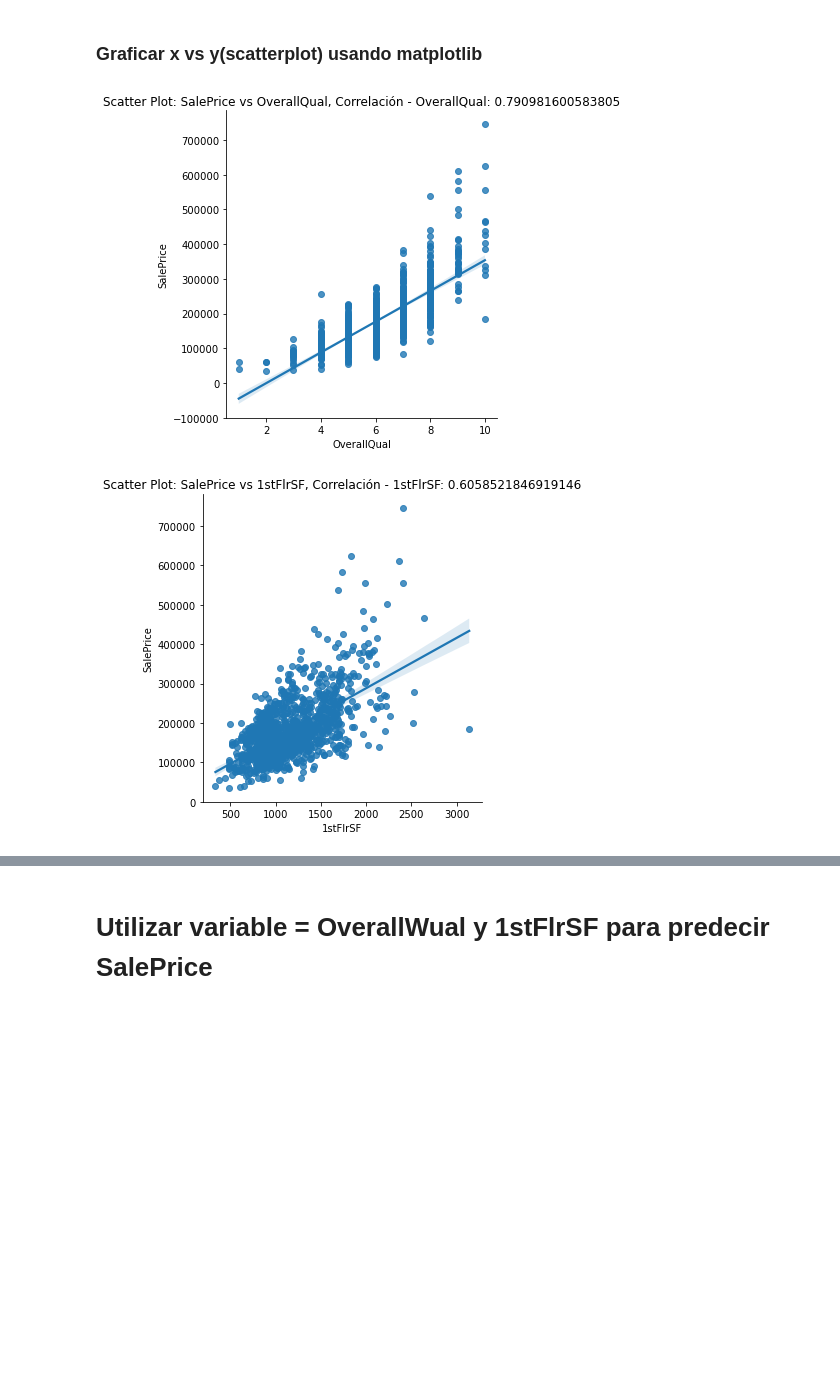
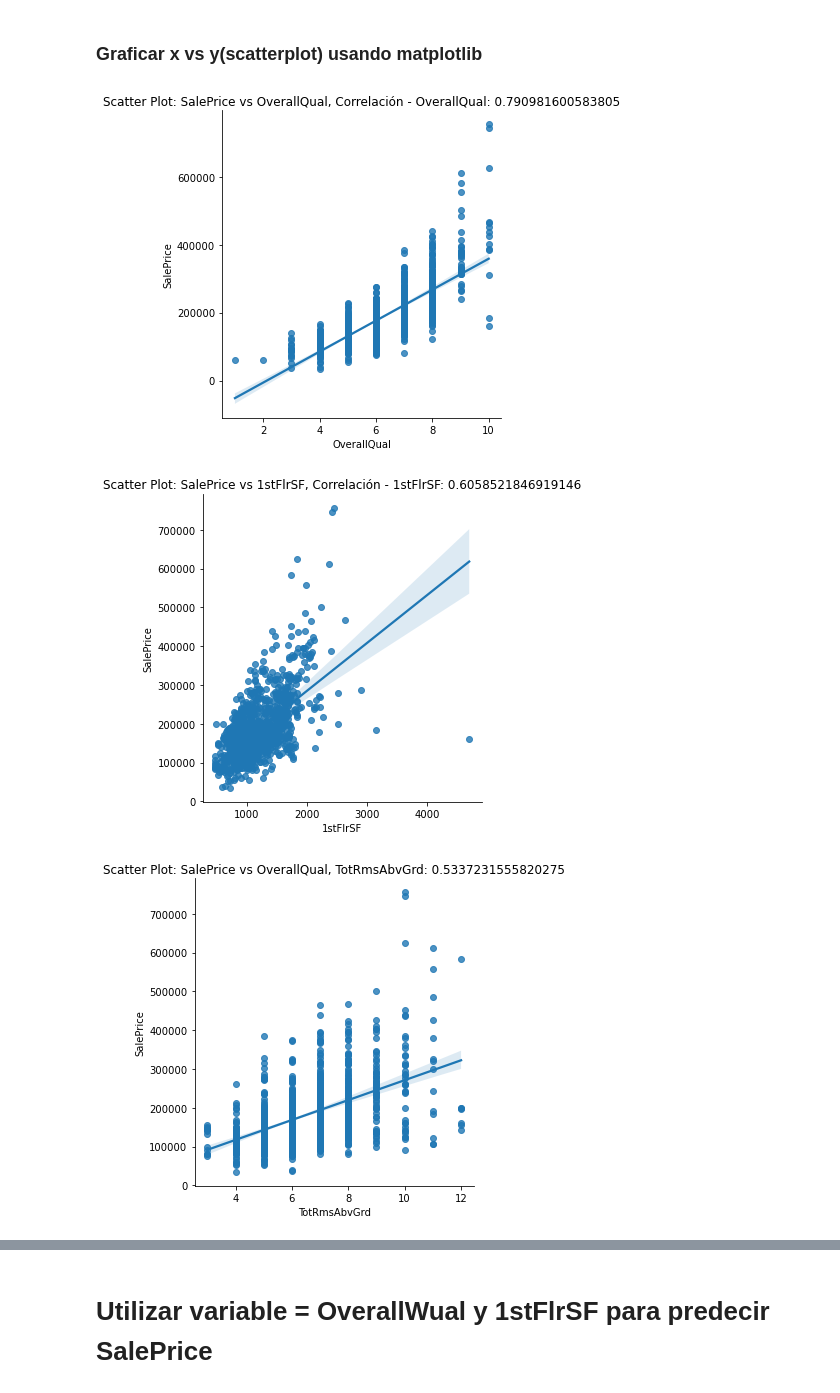
Before and after one commit to androseo/tareas-y-proyectos, a Jupyter notebook: Statistical Learining I/Statistical Learning 1, proyecto 1.ipynb, the cells around one changed output, grey strips where cells are left out. Drawn from its saved outputs; the diff is of its cells as text; code cells hidden in the pictures; blank space fills up the shorter version.

```diff
--- a/Statistical Learining I/Statistical Learning 1, proyecto 1.ipynb
+++ b/Statistical Learining I/Statistical Learning 1, proyecto 1.ipynb
@@ -15,7 +16,7 @@ np.shape(df)
 # %% [output]
 (1460, 6)
 # %%
-separar = int(df.shape[0]*0.8)
-df[0:, 0]/= 1000
-df[0:, 2]/= 1000
+separar = int(dataset.shape[0]*0.8)
+dataset[0:, 0]/= 1000
+dataset[0:, 2]/= 1000
 # %%
@@ -188,9 +184,19 @@ Correlación - LotFrontage: 0.35179909657067826
 # %%
 sns.lmplot(x='OverallQual', y='SalePrice', data=df_train, lowess=False)
 plt.title("Scatter Plot: SalePrice vs OverallQual, Correlación - OverallQual: 0.790981600583805");
 
 sns.lmplot(x='1stFlrSF', y='SalePrice', data=df_train, lowess=False)
 plt.title("Scatter Plot: SalePrice vs 1stFlrSF, Correlación - 1stFlrSF: 0.6058521846919146");
+
+sns.lmplot(x='TotRmsAbvGrd', y='SalePrice', data=df_train, lowess=False)
+plt.title("Scatter Plot: SalePrice vs OverallQual, TotRmsAbvGrd: 0.5337231555820275");
+
+sns.lmplot(x='YearBuilt', y='SalePrice', data=df_train, lowess=False)
+plt.title("Scatter Plot: SalePrice vs 1stFlrSF, YearBuilt: 0.5228973328794974");
+
+sns.lmplot(x='LotFrontage', y='SalePrice', data=df_train, lowess=False)
+plt.title("Scatter Plot: SalePrice vs OverallQual, LotFrontage: 0.35179909657067826");
 # %% [output]
-[figure, old version]
+[figure, new version]
-[figure, old version]
+[figure, new version]
+[figure, added]
```
Also changed, not shown: parts of 19 cells of this notebook.
